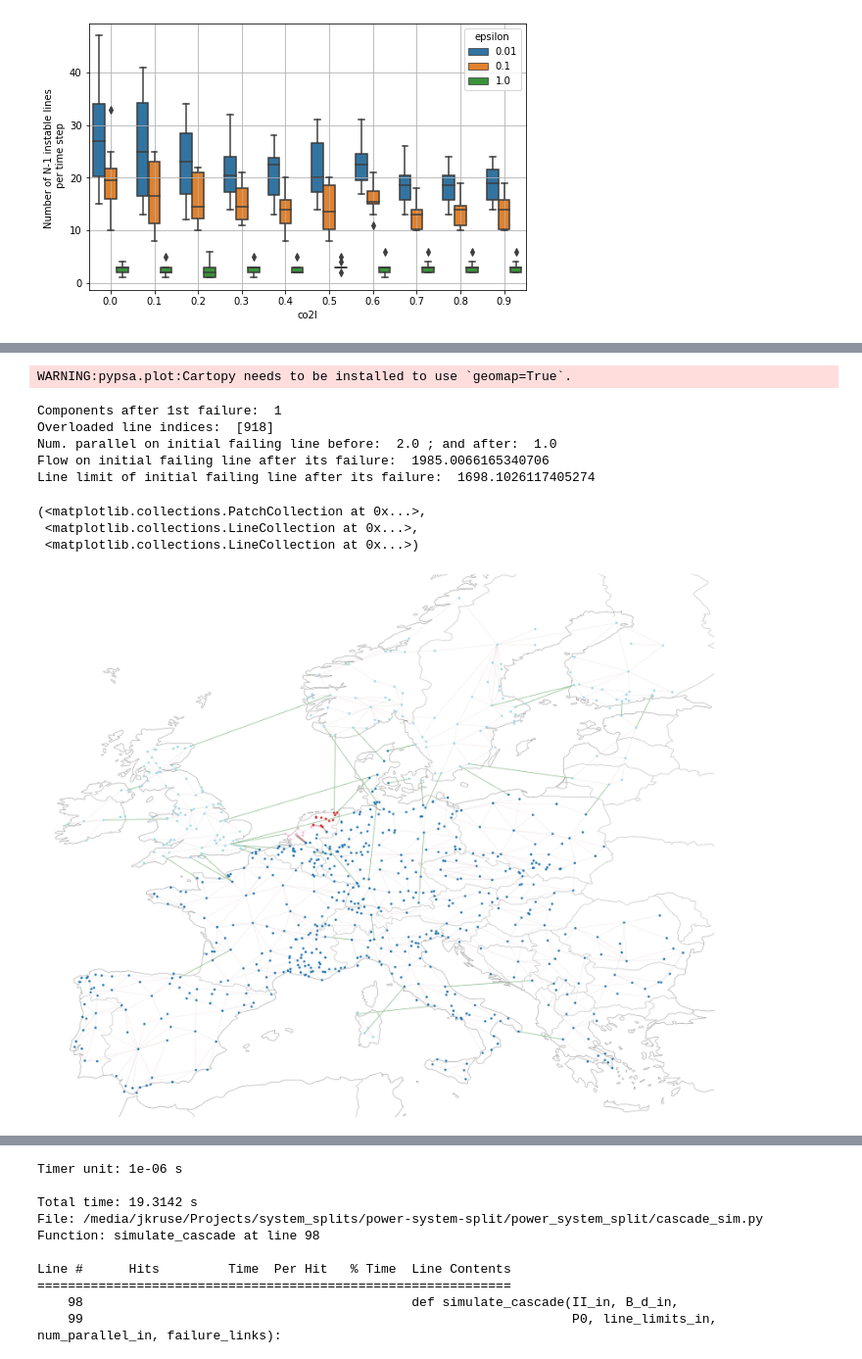
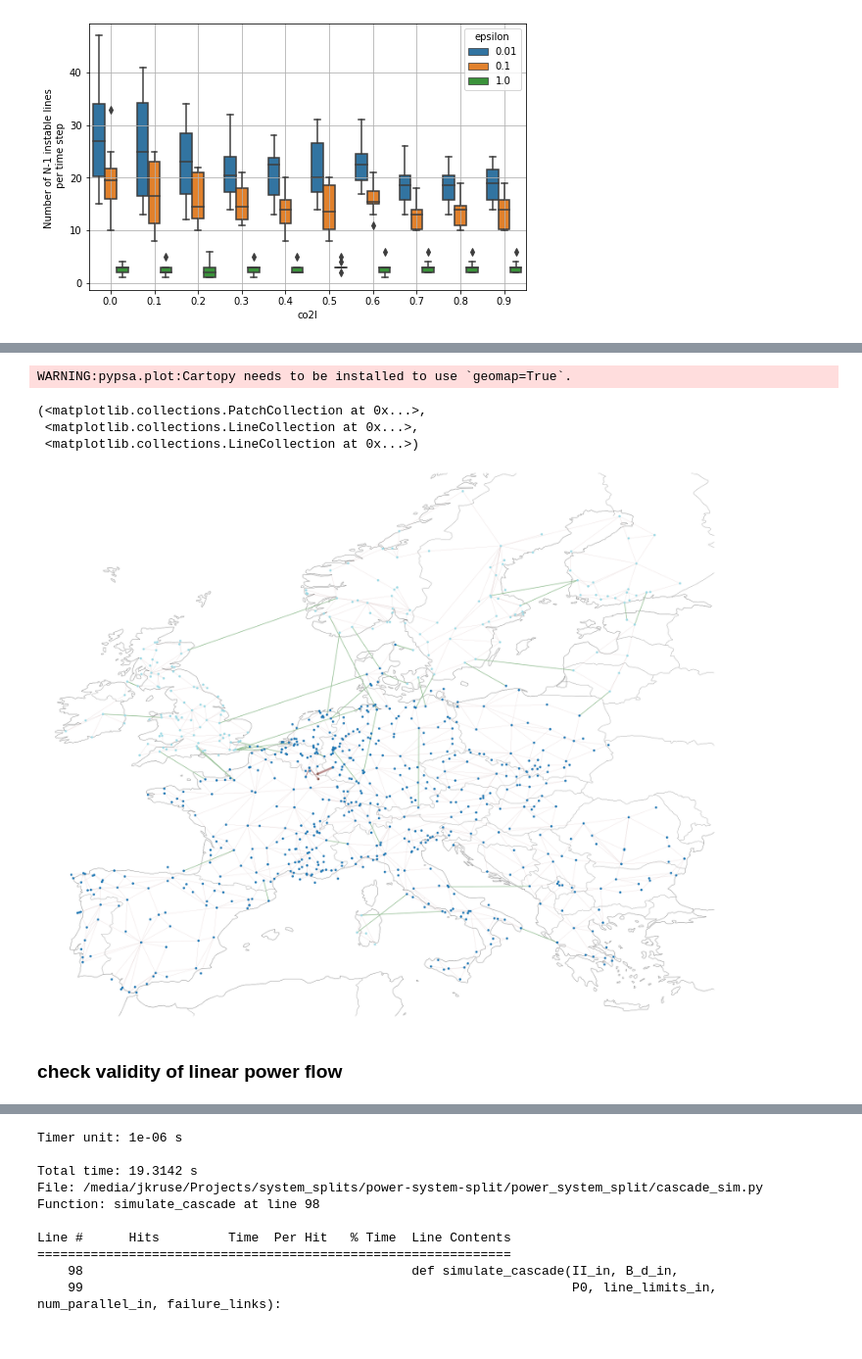
Before and after one commit to maurizio-titz/Power-system-split, a Jupyter notebook: notebooks/compare_sclopf_lopf_results.ipynb, the cells around one changed output, grey strips where cells are left out. Shown at 98% size. Drawn from its saved outputs; the diff is of its cells as text; code cells hidden in the pictures.

```diff
--- a/notebooks/compare_sclopf_lopf_results.ipynb
+++ b/notebooks/compare_sclopf_lopf_results.ipynb
@@ -472,3 +474,6 @@ map directly to c-types [inferred_type->mixed-integer,key->block0_values] [items
       dtype='object')]
 
   encoding=encoding,
+# %%
+cascade_results = pd.read_hdf('./notebooks/cascade_results.h5')
+cascade_list = pickle.load(open('./notebooks/cascade_list.pickle' ,'rb'))
@@ -596,91 +699,44 @@ INFO:pypsa.io:Imported network sclopf-elec_s_800_ec_lv1.0_Co2L0.1-3H.nc has buse
 # %%
+# Plot map of subgraphs and failing links
 
-
-# The following line is needed to remove the outage lines used for SCLOPF. When not removed, multiple edges
-# are added to the network graph
-outage_lines = network.lines[network.lines.index.str[-6:]=='outage'].index
-network.mremove('Line', outage_lines)
-network.determine_network_topology()
-
-initial_loading = {e: np.sum([network.lines_t.p0.loc[snapshot].loc[index] for index in index_list]) for
-                    e, index_list in nx.get_edge_attributes(G, 'line_index').items()}
-P0 = utils.get_effective_injections(G, initial_loading)
-
+G_3=G.copy()
 plt.figure(figsize=(30,30))
 lws = np.ones(network.lines.shape[0])*0.2
 bs = np.ones(network.buses.shape[0])*0.005
 bc = np.ones(network.buses.shape[0])
 
 for e in failing_links[1:]:
     lws[((network.lines.bus0==e[0])&(network.lines.bus1==e[1]))|((network.lines.bus0==e[1])&(network.lines.bus1==e[0]))]=2
     bs[network.buses.index==e[0]] =0.006
     bs[network.buses.index==e[1]] =0.006
 
 for e in failing_links[:1]:
     lws[((network.lines.bus0==e[0])&(network.lines.bus1==e[1]))|((network.lines.bus0==e[1])&(network.lines.bus1==e[0]))]=5
     bs[network.buses.index==e[0]] =0.006
     bs[network.buses.index==e[1]] =0.006
 
-# Simulate initial failure
-G_2 = G.copy()
-I_m_2 =  I_m.copy()
-B_d_2 = B_d.copy()
-num_parallel_list_2 = num_parallel_list.copy()
-line_limit_list_2 = line_limit_list.copy()
-
-cascade_sim.remove_line_from_Bd(B_d_2, num_parallel_list_2,
-                          line_limit_list_2, initial_failure_idx)
-
-
-
-# Check if network is still connected
-LL_r = I_m_2.dot(B_d_2).dot(I_m_2.T)
-AA = - LL_r + sparse.diags(LL_r.diagonal())
-
-nr_components = connected_components(AA)[0]
-
-
-# Solve the power flow Equation
-theta = sparse.linalg.spsolve(LL_r, P0)
-flows = B_d_2.dot((I_m_2.T).dot(theta))
-
-# Check line limits
-idxs_overloaded =  np.where(abs(flows) > line_limit_list_2*(1+epsilon))[0]
-
-
-# Print info
-print('Components after 1st failure: ', nr_components)
-print('Overloaded line indices: ', idxs_overloaded)
-print('Num. parallel on initial failing line before: ', num_parallel_list[initial_failure_idx],
-      '; and after: ', num_parallel_list_2[initial_failure_idx])
-print('Flow on initial failing line after its failure: ', flows[initial_failure_idx])
-print('Line limit of initial failing line after its failure: ', line_limit_list_2[initial_failure_idx] )
-
 # Remove failing links during cascade from graph
 removed_init_links = []
-n_par_new = cascade_sim.calc_num_parallel_after_failure(G_2.get_edge_data(init_failure[0], init_failure[1])['num_parallel'])
-G_2.get_edge_data(init_failure[0], init_failure[1])['num_parallel'] = n_par_new
+n_par_new = cascade_sim.calc_num_parallel_after_failure(G_3.get_edge_data(init_failure[0], init_failure[1])['num_parallel'])
+G_3.get_edge_data(init_failure[0], init_failure[1])['num_parallel'] = n_par_new
 if n_par_new==0:
     removed_init_links += [init_failure]
-G_2.remove_edges_from(failing_links[1:]+removed_init_links)
+G_3.remove_edges_from(failing_links[1:]+removed_init_links)
 
 # Calculate subgraphs in case of a split
-subgraphs =  list((G_2.subgraph(c).copy() for c in nx.connected_components(G_2)))
+subgraphs =  list((G_3.subgraph(c).copy() for c in nx.connected_components(G_3)))
 for i in range(network.buses.shape[0]):
     bus = network.buses.index[i]
     for j, subgraph in enumerate(subgraphs):
         if bus in subgraph:
             bc[i]=(np.arange(len(subgraphs))/len(subgraphs))[j]
 
-network.plot(line_widths=lws, bus_sizes=bs, jitter=0.2, bus_colors=bc, bus_cmap='tab20')
+network.plot(line_widths=lws, bus_sizes=bs, jitter=0.5, bus_colors=bc, bus_cmap='tab20')
 # %% [output]
 WARNING:pypsa.plot:Cartopy needs to be installed to use `geomap=True`.
-Components after 1st failure:  1
-Overloaded line indices:  [918]
-Num. parallel on initial failing line before:  2.0 ; and after:  1.0
-Flow on initial failing line after its failure:  1985.0066165340706
-Line limit of initial failing line after its failure:  1698.1026117405274
+(<matplotlib.collections.PatchCollection at 0x...>,
+ <matplotlib.collections.LineCollection at 0x...>,
+ <matplotlib.collections.LineCollection at 0x...>)
-(<matplotlib.collections.PatchCollection at 0x...>,
- <matplotlib.collections.LineCollection at 0x...>,
- <matplotlib.collections.LineCollection at 0x...>)
-[figure, old version]
+[figure, new version]
+# %% [markdown]
+### check validity of linear power flow
```
Also changed, not shown: parts of 20 cells of this notebook, 4 other files.
